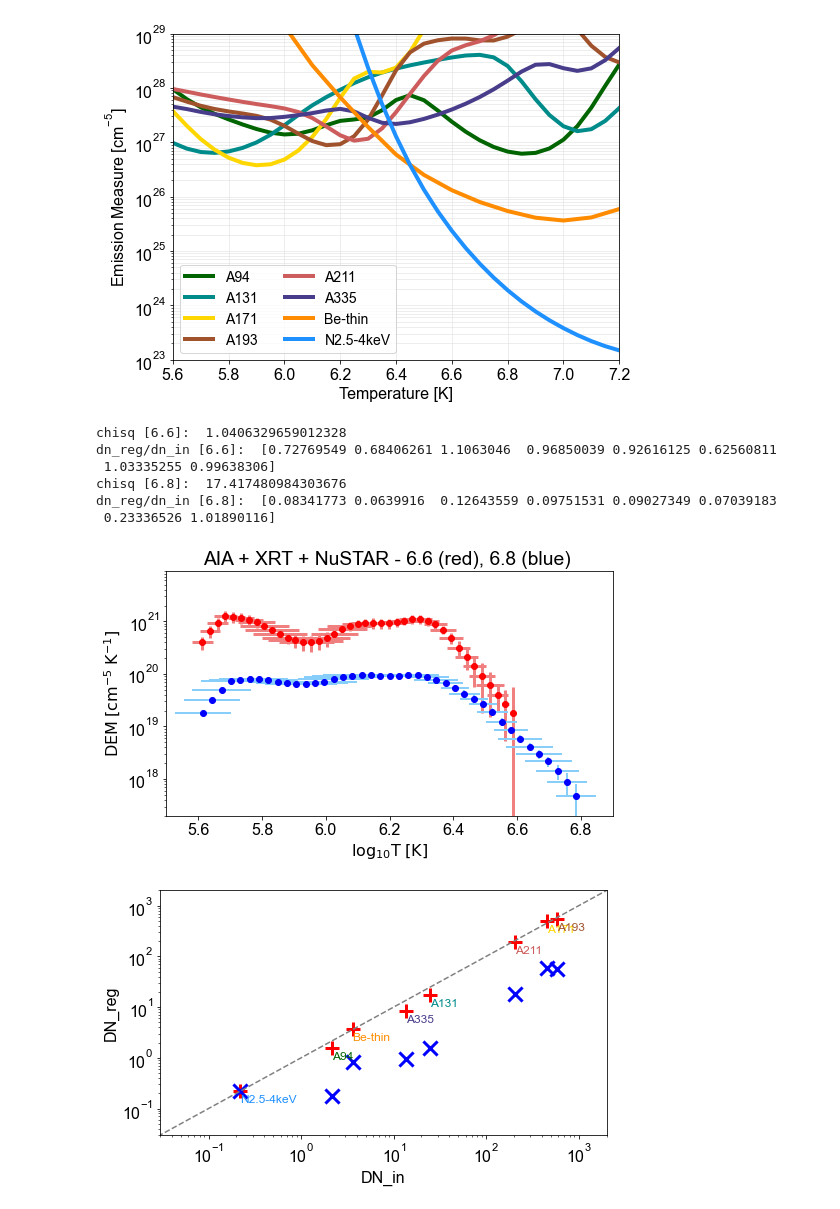
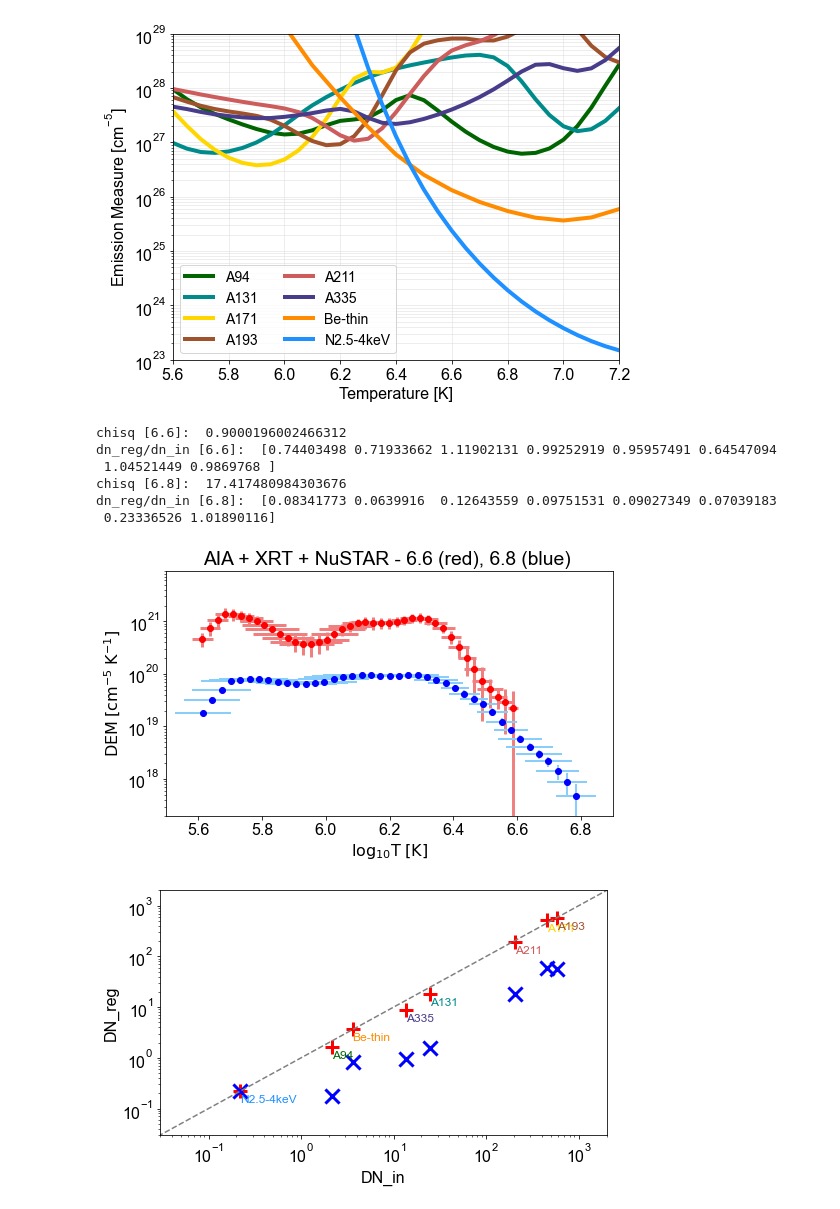
Before and after one commit to ianan/axn_example, a Jupyter notebook: axn_sep2020.ipynb, the cells around one changed output. Saved outputs shown, nothing was run; the diff lists cells and outputs as text; code cells hidden in the pictures.

```diff
--- a/axn_sep2020.ipynb
+++ b/axn_sep2020.ipynb
@@ -422,9 +422,9 @@ temps2=np.logspace(5.6,6.6,num=42)
 dt2=([temps2[i+1]-temps2[i] for i in np.arange(0,len(temps2)-1)])
 mlogt2=([np.mean([(np.log10(temps2[i])),np.log10((temps2[i+1]))]) \
         for i in np.arange(0,len(temps2)-1)])
-emloc=dn_in/trmatrix
-emloc_int=np.zeros([len(dt2),len(dn_in)])
-for i in np.arange(len(dn_in)):
+emloc=fin_dn/fin_tresp
+emloc_int=np.zeros([len(dt2),len(fin_dn)])
+for i in np.arange(len(fin_dn)):
     emloc_int[:,i]=10**(np.interp(mlogt2,tresp_logt,np.log10(emloc[:,i])))/dt2
 emloc_int_min=np.zeros(len(dt2))
 for i in np.arange(len(dt2)):
@@ -445,35 +445,35 @@ plt.errorbar(mlogt2,dem66,xerr=elogt66,yerr=edem66,fmt='or',\
              ecolor='lightcoral', elinewidth=3, capsize=0)
 plt.errorbar(mlogt,dem,xerr=elogt,yerr=edem,fmt='ob',\
              ecolor='lightskyblue', elinewidth=2, capsize=0)
 plt.title('AIA + XRT + NuSTAR - 6.6 (red), 6.8 (blue) ')
 plt.xlabel('$\mathrm{\log_{10}T\;[K]}$')
 plt.ylabel('$\mathrm{DEM\;[cm^{-5}\;K^{-1}]}$')
 plt.ylim([2e17,9e21])
 plt.xlim([5.5,6.9])
 plt.rcParams.update({'font.size': 16})
 plt.yscale('log')
 plt.show()
 
 fig,ax = plt.subplots(figsize=(8, 4.5))
 plt.scatter(fin_dn,dn_reg66,color='red',marker='+',s=200,lw=3)
 plt.scatter(fin_dn,dn_reg,color='blue',marker='x',s=200,lw=3)
 for i, lab in enumerate(chans):
     ax.annotate(lab, (fin_dn[i], 0.6*dn_reg66[i]),color=clrs[i],fontsize=12)
 plt.plot([1e-2,1e4],[1e-2,1e4],color='grey',ls='dashed')
 plt.xlabel('DN_in')
 plt.ylabel('DN_reg')
 plt.ylim([3e-2,2e3])
 plt.xlim([3e-2,2e3])
 plt.rcParams.update({'font.size': 16})
 plt.yscale('log')
 plt.xscale('log')
 plt.show()
 # %% [output]
-chisq [6.6]:  1.0406329659012328
-dn_reg/dn_in [6.6]:  [0.72769549 0.68406261 1.1063046  0.96850039 0.92616125 0.62560811
- 1.03335255 0.99638306]
+chisq [6.6]:  0.9000196002466312
+dn_reg/dn_in [6.6]:  [0.74403498 0.71933662 1.11902131 0.99252919 0.95957491 0.64547094
+ 1.04521449 0.9869768 ]
 chisq [6.8]:  17.417480984303676
 dn_reg/dn_in [6.8]:  [0.08341773 0.0639916  0.12643559 0.09751531 0.09027349 0.07039183
  0.23336526 1.01890116]
-[figure, old version]
+[figure, new version]
 [figure]
```
Also changed, not shown: parts of 9 cells of this notebook.
